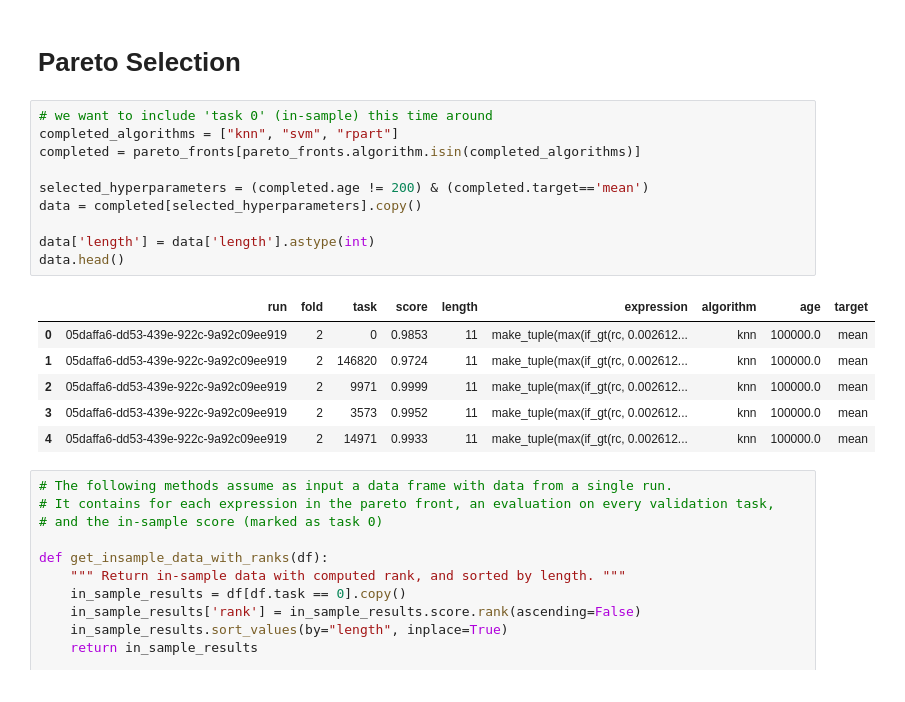
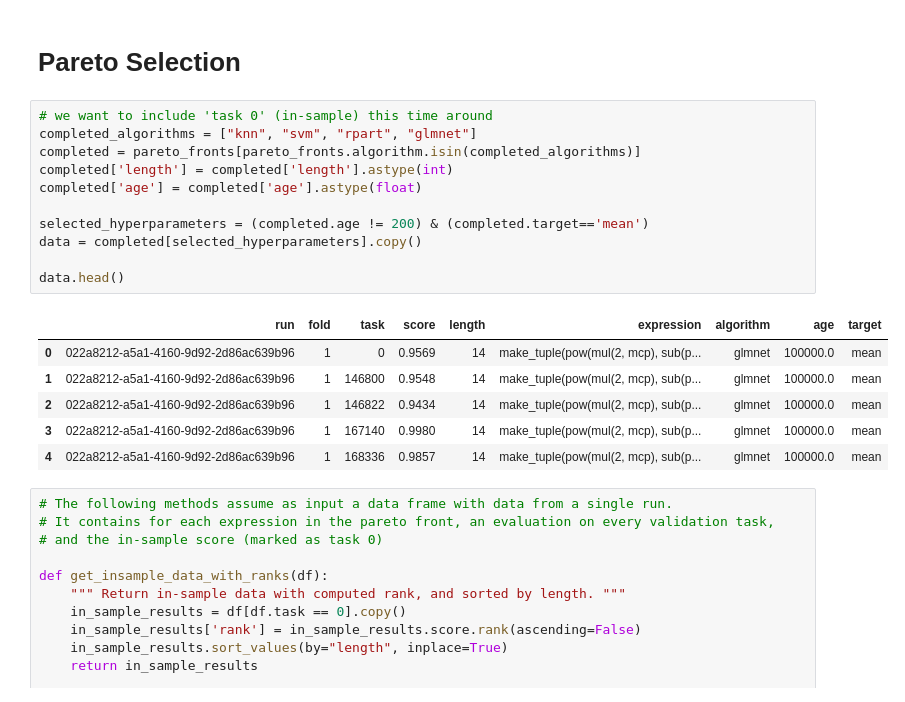
Before and after one commit to PGijsbers/symbolicdefaults, a Jupyter notebook: Final Results.ipynb, the cells around one changed output. Cells and saved outputs as stored; diff of their text form.

```diff
--- a/Final Results.ipynb
+++ b/Final Results.ipynb
@@ -106,21 +106,22 @@ plt.tight_layout()
 # Pareto Selection
 # %%
 # we want to include 'task 0' (in-sample) this time around
-completed_algorithms = ["knn", "svm", "rpart"]
+completed_algorithms = ["knn", "svm", "rpart", "glmnet"]
 completed = pareto_fronts[pareto_fronts.algorithm.isin(completed_algorithms)]
+completed['length'] = completed['length'].astype(int)
+completed['age'] = completed['age'].astype(float)
 
 selected_hyperparameters = (completed.age != 200) & (completed.target=='mean')
 data = completed[selected_hyperparameters].copy()
 
-data['length'] = data['length'].astype(int)
 data.head()
 # %% [output]
 |  | run | fold | task | score | length | expression | algorithm | age | target |
-| 0 | 05daffa6-dd53-439e-922c-9a92c09ee919 | 2 | 0 | 0.9853 | 11 | make_tuple(max(if_gt(rc, 0.002612... | knn | 100000.0 | mean |
-| 1 | 05daffa6-dd53-439e-922c-9a92c09ee919 | 2 | 146820 | 0.9724 | 11 | make_tuple(max(if_gt(rc, 0.002612... | knn | 100000.0 | mean |
-| 2 | 05daffa6-dd53-439e-922c-9a92c09ee919 | 2 | 9971 | 0.9999 | 11 | make_tuple(max(if_gt(rc, 0.002612... | knn | 100000.0 | mean |
-| 3 | 05daffa6-dd53-439e-922c-9a92c09ee919 | 2 | 3573 | 0.9952 | 11 | make_tuple(max(if_gt(rc, 0.002612... | knn | 100000.0 | mean |
-| 4 | 05daffa6-dd53-439e-922c-9a92c09ee919 | 2 | 14971 | 0.9933 | 11 | make_tuple(max(if_gt(rc, 0.002612... | knn | 100000.0 | mean |
+| 0 | 022a8212-a5a1-4160-9d92-2d86ac639b96 | 1 | 0 | 0.9569 | 14 | make_tuple(pow(mul(2, mcp), sub(p... | glmnet | 100000.0 | mean |
+| 1 | 022a8212-a5a1-4160-9d92-2d86ac639b96 | 1 | 146800 | 0.9548 | 14 | make_tuple(pow(mul(2, mcp), sub(p... | glmnet | 100000.0 | mean |
+| 2 | 022a8212-a5a1-4160-9d92-2d86ac639b96 | 1 | 146822 | 0.9434 | 14 | make_tuple(pow(mul(2, mcp), sub(p... | glmnet | 100000.0 | mean |
+| 3 | 022a8212-a5a1-4160-9d92-2d86ac639b96 | 1 | 167140 | 0.9980 | 14 | make_tuple(pow(mul(2, mcp), sub(p... | glmnet | 100000.0 | mean |
+| 4 | 022a8212-a5a1-4160-9d92-2d86ac639b96 | 1 | 168336 | 0.9857 | 14 | make_tuple(pow(mul(2, mcp), sub(p... | glmnet | 100000.0 | mean |
 # %%
 # The following methods assume as input a data frame with data from a single run.
 # It contains for each expression in the pareto front, an evaluation on every validation task,
```
Also changed, not shown: parts of 4 cells of this notebook, 3 other files.
